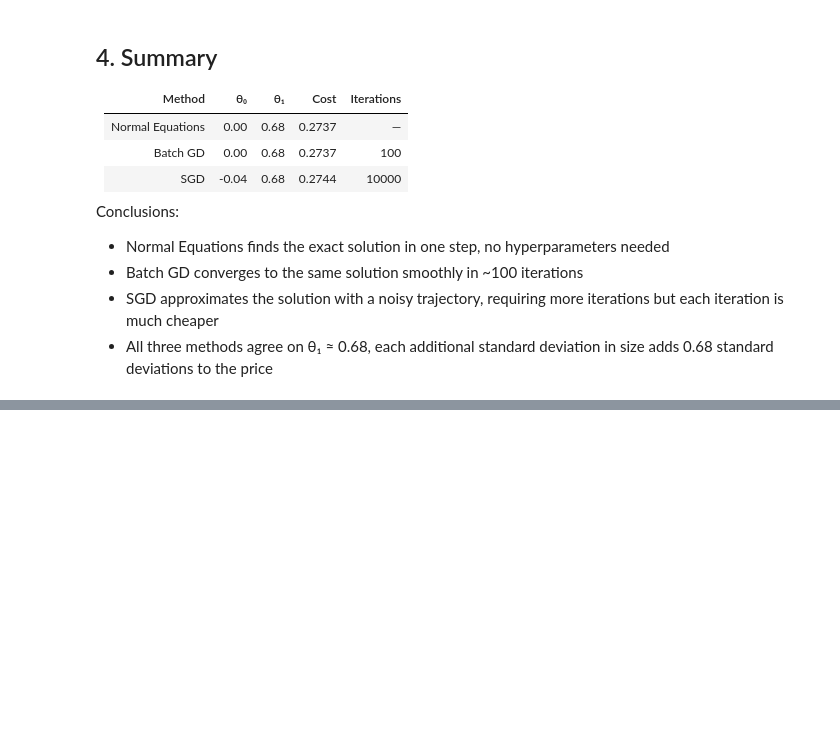
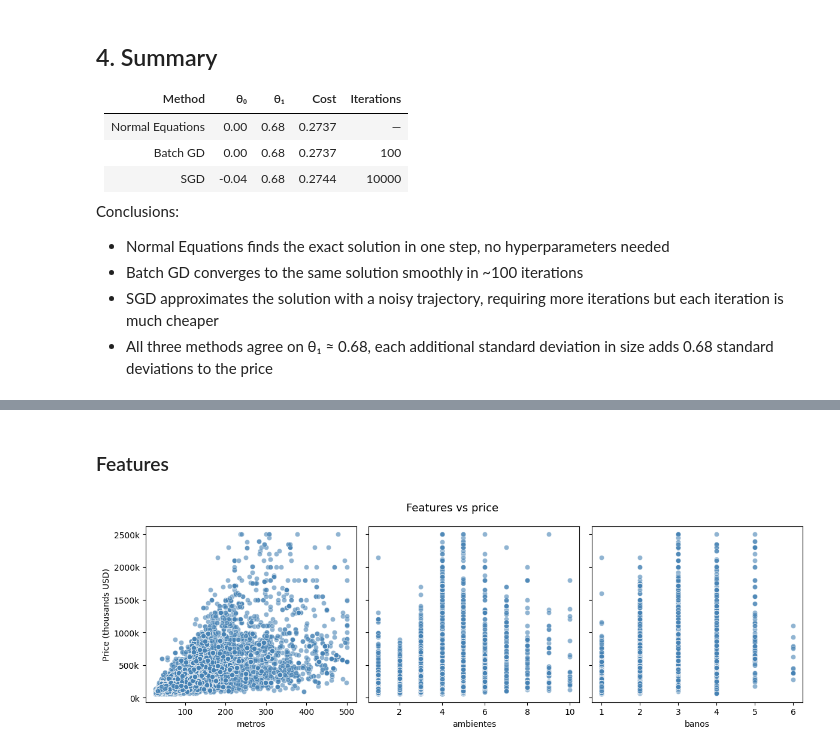
Before and after one commit to FacundoBerthet/CS299-stanford-2018-autumn, a Jupyter notebook: models/01_linear_regression.ipynb, the cells around one changed output, grey strips where cells are left out. Cells and saved outputs as stored; diff of their text form; code cells hidden in the pictures; blank space fills up the shorter version.

Commit message:
add multivariate linear regressiom

```diff
--- a/models/01_linear_regression.ipynb
+++ b/models/01_linear_regression.ipynb
@@ -585,0 +593,21 @@ Conclusions:
+# %% [markdown]
+### Features
+# %%
+# Features: metros, ambientes, baños
+feature_cols = ['metros', 'ambientes', 'banos']
+X_multi = df[feature_cols].values.astype(float)
+y_multi = df['precio'].values.astype(float)
+
+fig, axes = plt.subplots(1, len(feature_cols), figsize=(12, 4), sharey=True)
+
+for i, col in enumerate(feature_cols):
+    axes[i].scatter(df[col], df['precio'], alpha=0.6, color='steelblue', edgecolors='white', linewidth=0.5)
+    axes[i].set_xlabel(col)
+
+axes[0].set_ylabel('Price (thousands USD)')
+axes[0].yaxis.set_major_formatter(plt.FuncFormatter(lambda x, _: f'{x/1000:.0f}k'))
+fig.suptitle('Features vs price', fontsize=13)
+plt.tight_layout()
+plt.show()
+# %% [output]
+[figure, added]
```
Also changed, not shown: parts of 8 cells of this notebook.
